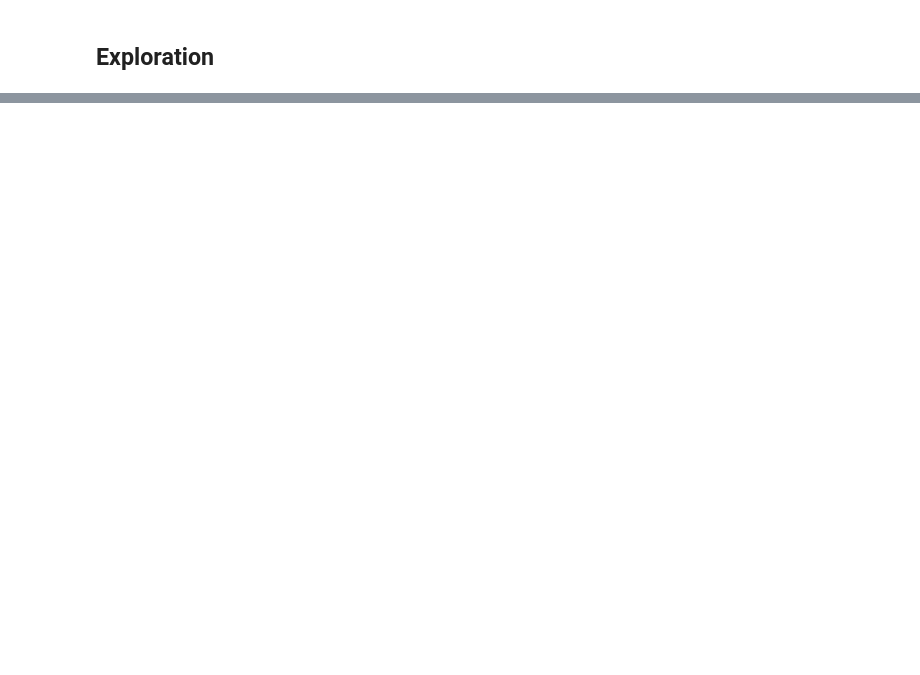
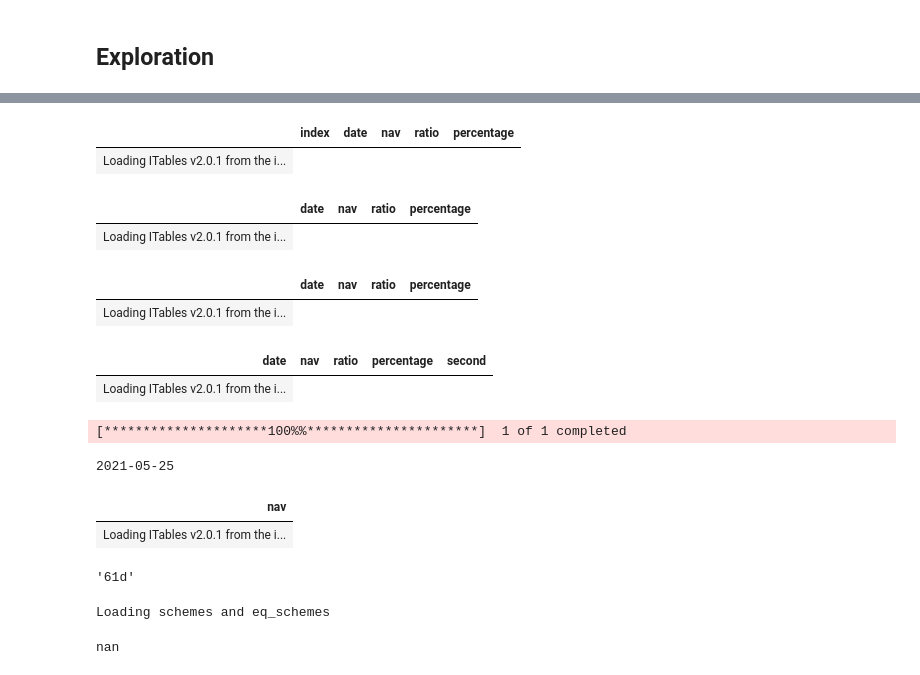
Before and after one commit to prayansh1996/investment-analysis, a Jupyter notebook: MutualFunds.ipynb, the cells around one changed output, grey strips where cells are left out. Cells and saved outputs as stored; diff of their text form; code cells hidden in the pictures; blank space fills up the shorter version.

Commit message:
Rolling returns

```diff
--- a/MutualFunds.ipynb
+++ b/MutualFunds.ipynb
@@ -296,0 +271,2 @@ df.reset_index()[['Date', 'Close']]
+# %%
+m = Measures('NIFTY 50')
@@ -296,0 +275,2 @@ df.reset_index()[['Date', 'Close']]
+# %%
+df = m.rolling_returns('2y', '4y')
@@ -296,0 +297,25 @@ df.reset_index()[['Date', 'Close']]
+# %%
+df.dropna()
+# %% [output]
+|  | index | date | nav | ratio | percentage |
+| Loading ITables v2.0.1 from the i... |
+# %%
+df[df['date'] == '2020-12-28']
+# Advisorkhoj
+# 32,003.47
+
+# Yahoo
+# 21,778.70
+# %% [output]
+|  | date | nav | ratio | percentage |
+| Loading ITables v2.0.1 from the i... |
+# %%
+df[df['date'] == '2021-12-26']
+# Advisorkhoj
+# 26,351.40
+
+# Yahoo
+# 18,122.50
+# %% [output]
+|  | date | nav | ratio | percentage |
+| Loading ITables v2.0.1 from the i... |
@@ -296,0 +324,16 @@ df.reset_index()[['Date', 'Close']]
+# %%
+df
+# %% [output]
+| date | nav | ratio | percentage | second |
+| Loading ITables v2.0.1 from the i... |
+# %%
+id = SchemeDetails('NIFTY 50')
+nav = id.get_nav('3y')
+# %% [output]
+[*********************100%%**********************]  1 of 1 completed
+2021-05-25
+# %%
+nav.rolling(window='1095d', on='date')['nav'].apply(lambda x: x.iloc[-1] / x.iloc[0] - 1)
+# %% [output]
+| nav |
+| Loading ITables v2.0.1 from the i... |
@@ -296,0 +342,11 @@ df.reset_index()[['Date', 'Close']]
+# %%
+from ratios import convert_period_to_days
+convert_period_to_days('2m')
+# %% [output]
+'61d'
+# %%
+import numpy as np
+np.nan
+# %% [output]
+Loading schemes and eq_schemes
+nan
```
Also changed, not shown: parts of 17 cells of this notebook, 1 other file.
